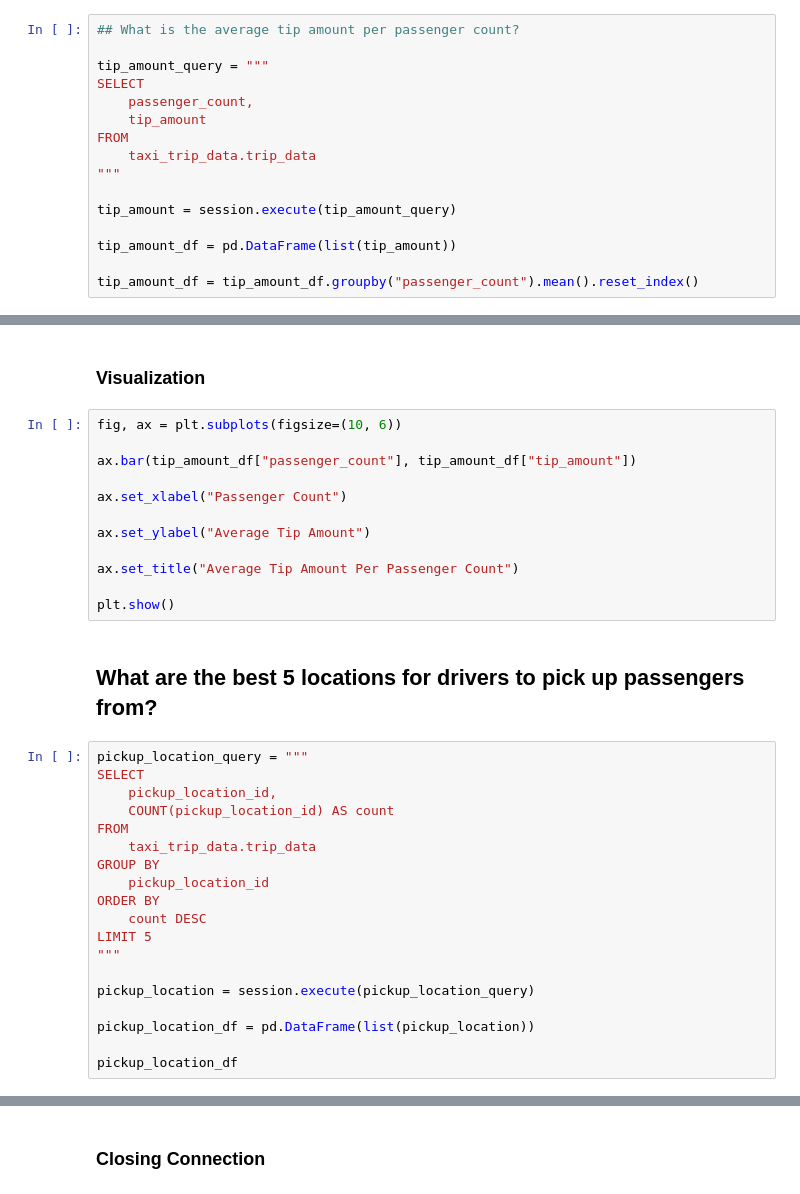
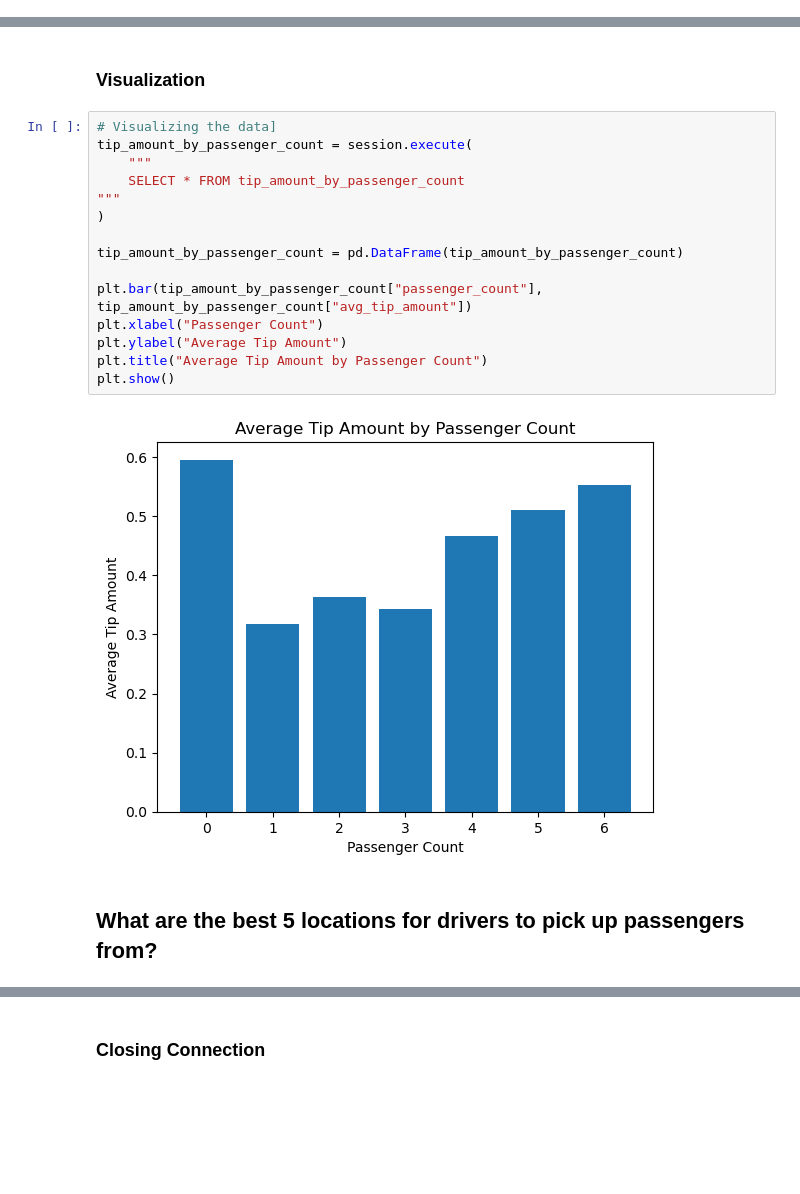
Before and after one commit to yahiaehab10/Python-MongoDB-Cassandra, a Jupyter notebook: Cassandra.ipynb, the cells around one changed output, grey strips where cells are left out. Cells and saved outputs as stored; diff of their text form; blank space fills up the shorter version.

```diff
--- a/Cassandra.ipynb
+++ b/Cassandra.ipynb
@@ -317,18 +350,2 @@ plt.show()
 # %% [markdown]
 ## What is the average tip amount per passenger count?
-# %%
-## What is the average tip amount per passenger count?
-
-tip_amount_query = """
-SELECT
-    passenger_count,
-    tip_amount
-FROM
-    taxi_trip_data.trip_data
-"""
-
-tip_amount = session.execute(tip_amount_query)
-
-tip_amount_df = pd.DataFrame(list(tip_amount))
-
-tip_amount_df = tip_amount_df.groupby("passenger_count").mean().reset_index()
@@ -335,35 +387,21 @@ tip_amount_df = tip_amount_df.groupby("passenger_count").mean().reset_index()
 # %% [markdown]
 ### Visualization
-# %%
-fig, ax = plt.subplots(figsize=(10, 6))
-
-ax.bar(tip_amount_df["passenger_count"], tip_amount_df["tip_amount"])
-
-ax.set_xlabel("Passenger Count")
-
-ax.set_ylabel("Average Tip Amount")
-
-ax.set_title("Average Tip Amount Per Passenger Count")
-
-plt.show()
+# %%
+# Visualizing the data]
+tip_amount_by_passenger_count = session.execute(
+    """
+    SELECT * FROM tip_amount_by_passenger_count
+"""
+)
+
+tip_amount_by_passenger_count = pd.DataFrame(tip_amount_by_passenger_count)
+
+plt.bar(tip_amount_by_passenger_count["passenger_count"], tip_amount_by_passenger_count["avg_tip_amount"])
+plt.xlabel("Passenger Count")
+plt.ylabel("Average Tip Amount")
+plt.title("Average Tip Amount by Passenger Count")
+plt.show()
+# %% [output]
+[figure, added]
 # %% [markdown]
 ## What are the best 5 locations for drivers to pick up passengers from?
-# %%
-pickup_location_query = """
-SELECT
-    pickup_location_id,
-    COUNT(pickup_location_id) AS count
-FROM
-    taxi_trip_data.trip_data
-GROUP BY
-    pickup_location_id
-ORDER BY
-    count DESC
-LIMIT 5
-"""
-
-pickup_location = session.execute(pickup_location_query)
-
-pickup_location_df = pd.DataFrame(list(pickup_location))
-
-pickup_location_df
```
Also changed, not shown: parts of 31 cells of this notebook.
